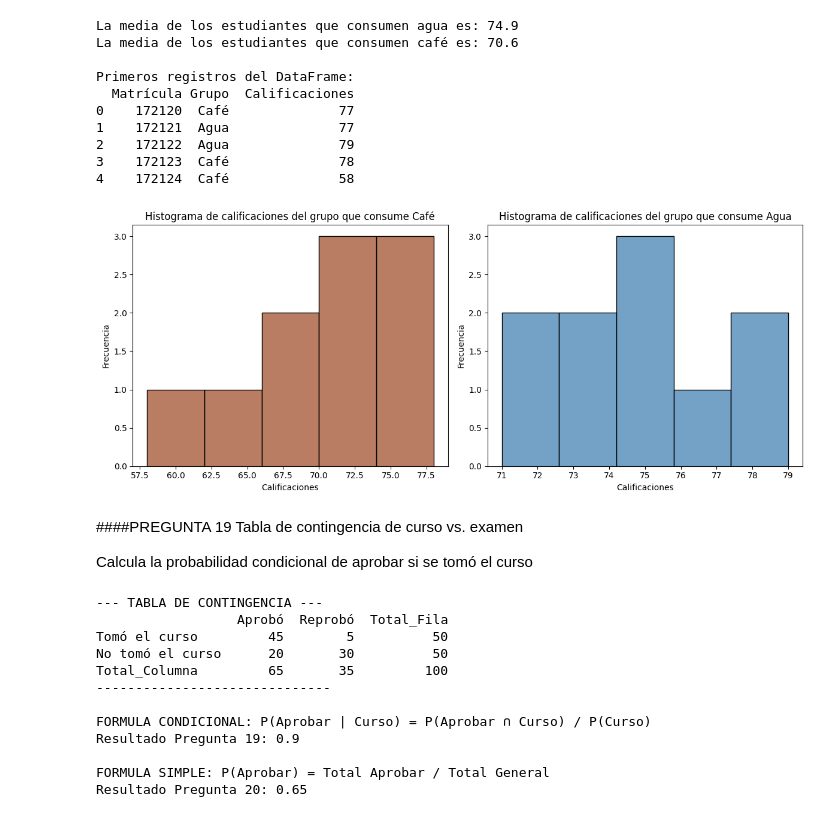
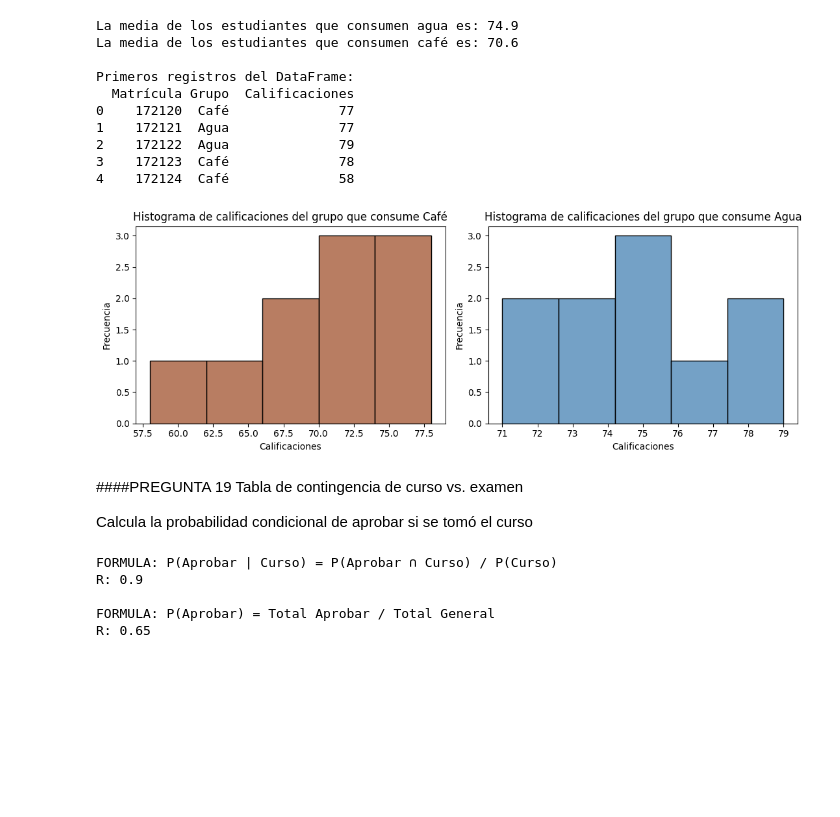
Before and after one commit to Jpablo179804/MineriaDatos, a Jupyter notebook: MineriaDatos.ipynb, the cells around one changed output. Cells and saved outputs as stored; diff of their text form; code cells hidden in the pictures; blank space fills up the shorter version.

```diff
--- a/MineriaDatos.ipynb
+++ b/MineriaDatos.ipynb
@@ -1828,25 +1905,25 @@ Primeros registros del DataFrame:
 # %%
 import matplotlib.pyplot as plt
 import seaborn as sns
 
-fig, axes = plt.subplots(1, 2, figsize=(12, 5))
+fig, axes = plt.subplots(1, 2, figsize=(11, 4))
 
-# Histograma para el grupo Café
+# Histograma cafe
 sns.histplot(coffee_scores, bins=5, ax=axes[0], color='sienna', edgecolor='black')
 axes[0].set_title('Histograma de calificaciones del grupo que consume Café')
 axes[0].set_xlabel('Calificaciones')
 axes[0].set_ylabel('Frecuencia')
 
-# Histograma para el grupo Agua
+# Histograma Agua
 sns.histplot(water_scores, bins=5, ax=axes[1], color='steelblue', edgecolor='black')
 axes[1].set_title('Histograma de calificaciones del grupo que consume Agua')
 axes[1].set_xlabel('Calificaciones')
 axes[1].set_ylabel('Frecuencia')
 
 plt.tight_layout()
 plt.show()
 # %% [output]
-[figure, old version]
+[figure, new version]
 # %% [markdown]
 ####PREGUNTA 19
 Tabla de contingencia de curso vs. examen
@@ -1856,7 +1933,6 @@ Calcula la probabilidad condicional de aprobar si se tomó el curso
 import pandas as pd
 import numpy as np
 
-# Creamos la tabla basada en los datos de la imagen
 datos_tabla = {
     'Aprobó': [45, 20],
     'Reprobó': [5, 30]
@@ -1865,44 +1941,24 @@ indices = ['Tomó el curso', 'No tomó el curso']
 
 df_contingencia = pd.DataFrame(datos_tabla, index=indices)
 
-# Añadimos los totales para facilitar los cálculos
-df_contingencia['Total_Fila'] = df_contingencia.sum(axis=1)
-df_total = pd.DataFrame(df_contingencia.sum()).T
-df_total.index = ['Total_Columna']
-df_final = pd.concat([df_contingencia, df_total])
 
-print("\n--- TABLA DE CONTINGENCIA ---")
-print(df_final)
-print("-" * 30)
 
-# Fórmula: P(A|B) = P(A ∩ B) / P(B)
-# A = Aprobar, B = Tomó el curso
 p_aprob_y_curso = 45 / 100
 p_curso = 50 / 100
 prob_condicional = p_aprob_y_curso / p_curso
 
-print(f"\nFORMULA CONDICIONAL: P(Aprobar | Curso) = P(Aprobar ∩ Curso) / P(Curso)")
-print(f"Resultado Pregunta 19: {prob_condicional}")
+print(f"\nFORMULA: P(Aprobar | Curso) = P(Aprobar ∩ Curso) / P(Curso)")
+print(f"R: {prob_condicional}")
 
-# --- Pregunta 20: Probabilidad Simple ---
-# Fórmula: P(A) = Frecuencia de A / Total General
-# A = Aprobar
 total_aprobar = 65
 total_general = 100
 prob_simple = total_aprobar / total_general
 
-print(f"\nFORMULA SIMPLE: P(Aprobar) = Total Aprobar / Total General")
-print(f"Resultado Pregunta 20: {prob_simple}")
+print(f"\nFORMULA: P(Aprobar) = Total Aprobar / Total General")
+print(f"R: {prob_simple}")
 # %% [output]
---- TABLA DE CONTINGENCIA ---
-                  Aprobó  Reprobó  Total_Fila
-Tomó el curso         45        5          50
-No tomó el curso      20       30          50
-Total_Columna         65       35         100
-------------------------------
+FORMULA: P(Aprobar | Curso) = P(Aprobar ∩ Curso) / P(Curso)
+R: 0.9
 
-FORMULA CONDICIONAL: P(Aprobar | Curso) = P(Aprobar ∩ Curso) / P(Curso)
-Resultado Pregunta 19: 0.9
-
-FORMULA SIMPLE: P(Aprobar) = Total Aprobar / Total General
-Resultado Pregunta 20: 0.65
+FORMULA: P(Aprobar) = Total Aprobar / Total General
+R: 0.65
```
Also changed, not shown: parts of 9 cells of this notebook.
